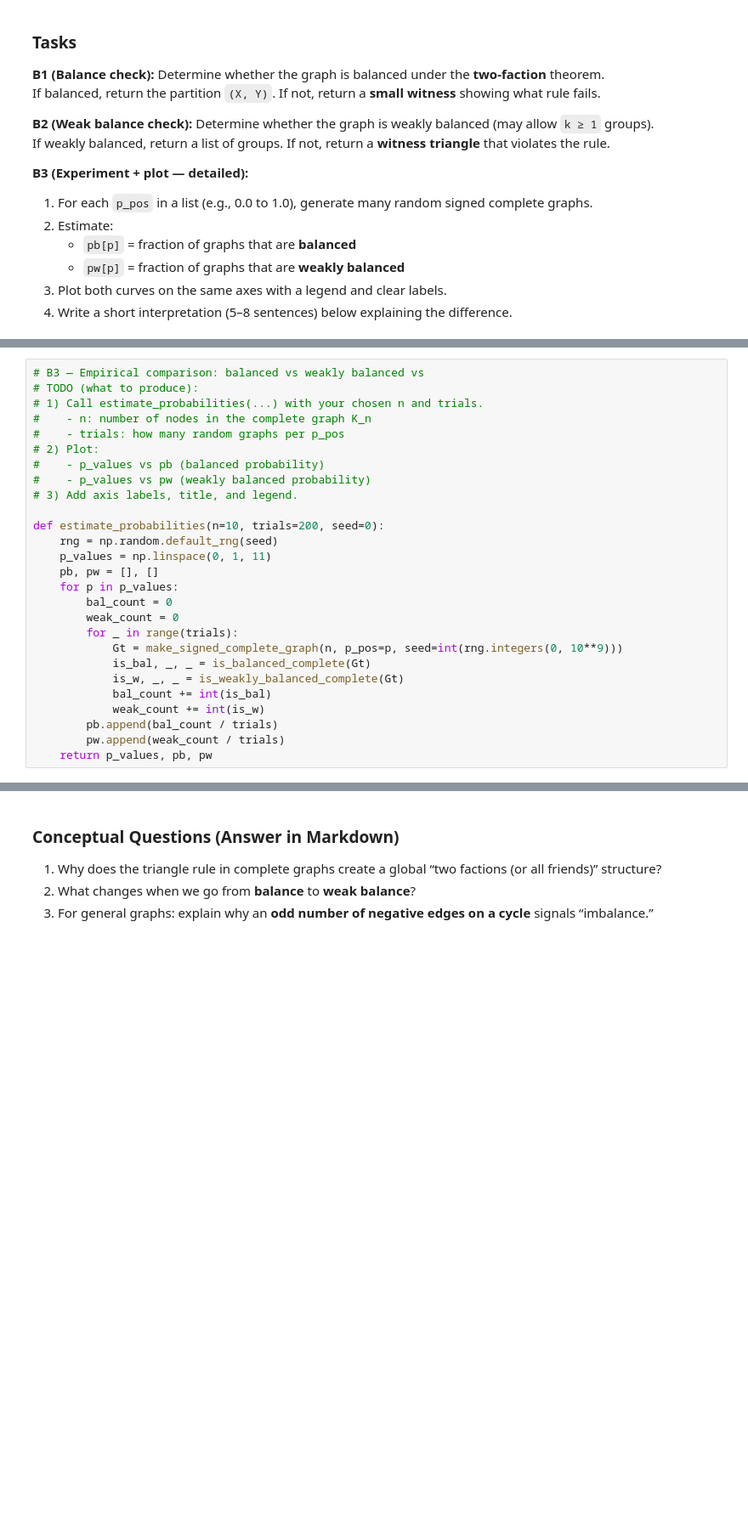
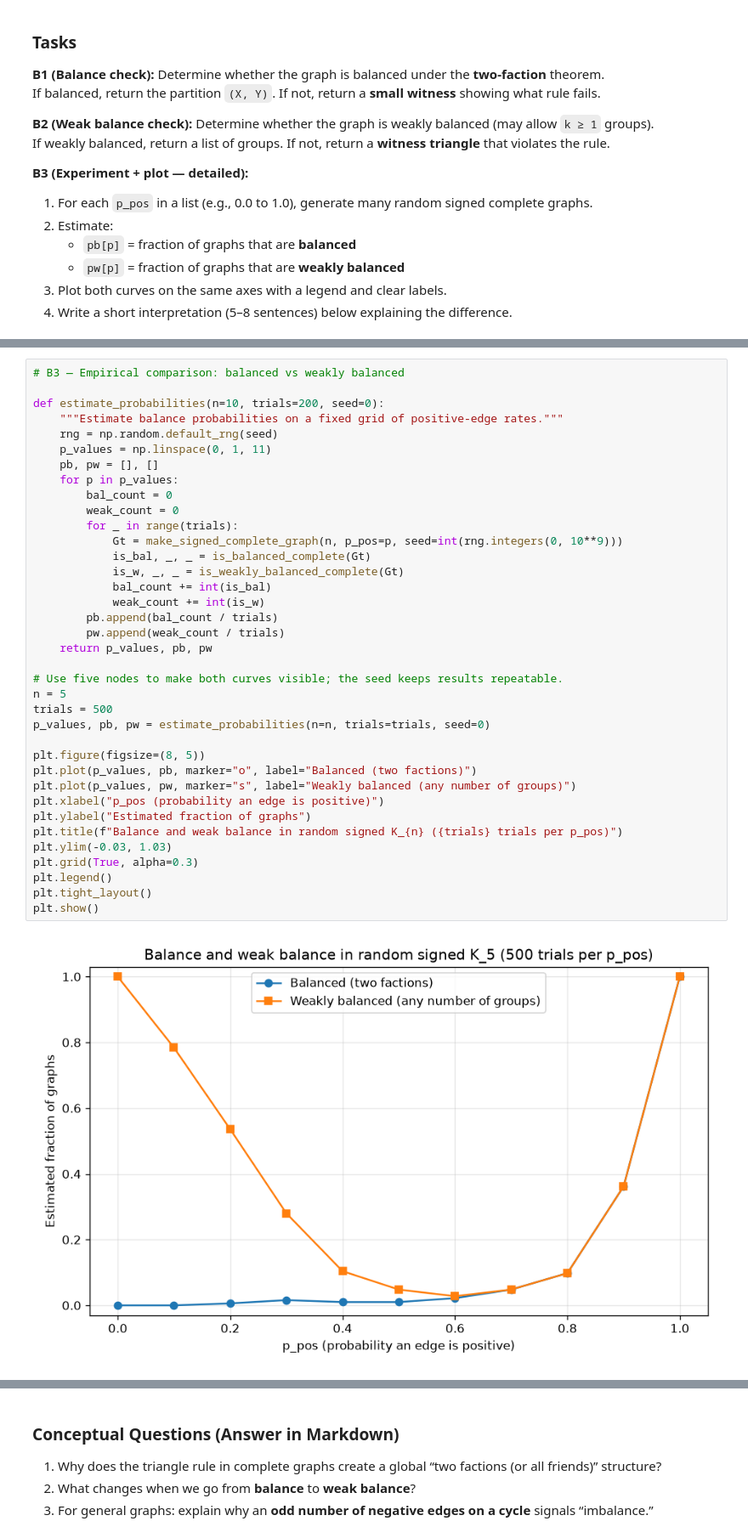
Before and after one commit to Ben2104/CECS427-assignment3, a Jupyter notebook: Assignment3_427_Group_#-3.ipynb, the cells around one changed output, grey strips where cells are left out. Shown at 85% size. Saved outputs shown, nothing was run; the diff lists cells and outputs as text; blank space fills up the shorter version.

```diff
--- a/Assignment3_427_Group_#-3.ipynb
+++ b/Assignment3_427_Group_#-3.ipynb
@@ -264,30 +339,42 @@ def is_weakly_balanced_complete(G):
 # %%
-# B3 — Empirical comparison: balanced vs weakly balanced vs
-# TODO (what to produce):
-# 1) Call estimate_probabilities(...) with your chosen n and trials.
-#    - n: number of nodes in the complete graph K_n
-#    - trials: how many random graphs per p_pos
-# 2) Plot:
-#    - p_values vs pb (balanced probability)
-#    - p_values vs pw (weakly balanced probability)
-# 3) Add axis labels, title, and legend.
+# B3 — Empirical comparison: balanced vs weakly balanced
 
 def estimate_probabilities(n=10, trials=200, seed=0):
+    """Estimate balance probabilities on a fixed grid of positive-edge rates."""
     rng = np.random.default_rng(seed)
     p_values = np.linspace(0, 1, 11)
     pb, pw = [], []
     for p in p_values:
         bal_count = 0
         weak_count = 0
         for _ in range(trials):
             Gt = make_signed_complete_graph(n, p_pos=p, seed=int(rng.integers(0, 10**9)))
             is_bal, _, _ = is_balanced_complete(Gt)
             is_w, _, _ = is_weakly_balanced_complete(Gt)
             bal_count += int(is_bal)
             weak_count += int(is_w)
         pb.append(bal_count / trials)
         pw.append(weak_count / trials)
     return p_values, pb, pw
+
+# Use five nodes to make both curves visible; the seed keeps results repeatable.
+n = 5
+trials = 500
+p_values, pb, pw = estimate_probabilities(n=n, trials=trials, seed=0)
+
+plt.figure(figsize=(8, 5))
+plt.plot(p_values, pb, marker="o", label="Balanced (two factions)")
+plt.plot(p_values, pw, marker="s", label="Weakly balanced (any number of groups)")
+plt.xlabel("p_pos (probability an edge is positive)")
+plt.ylabel("Estimated fraction of graphs")
+plt.title(f"Balance and weak balance in random signed K_{n} ({trials} trials per p_pos)")
+plt.ylim(-0.03, 1.03)
+plt.grid(True, alpha=0.3)
+plt.legend()
+plt.tight_layout()
+plt.show()
+# %% [output]
+[figure, added]
 # %% [markdown]
 **B3 Interpretation :**
 Explain why weak balance is typically easier to satisfy than balance, and how the allowed structure differs.
```
Also changed, not shown: parts of 3 cells of this notebook.
